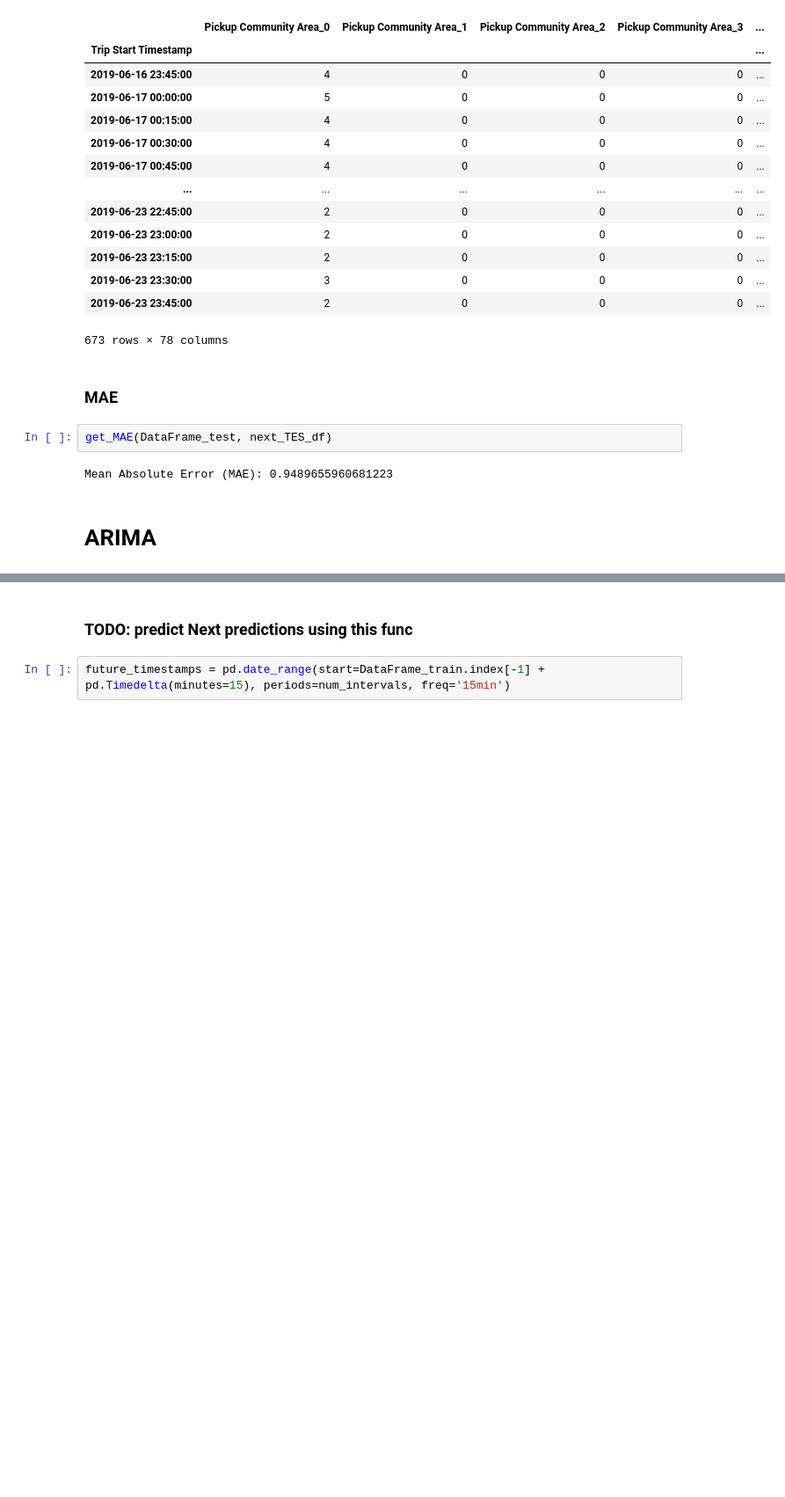
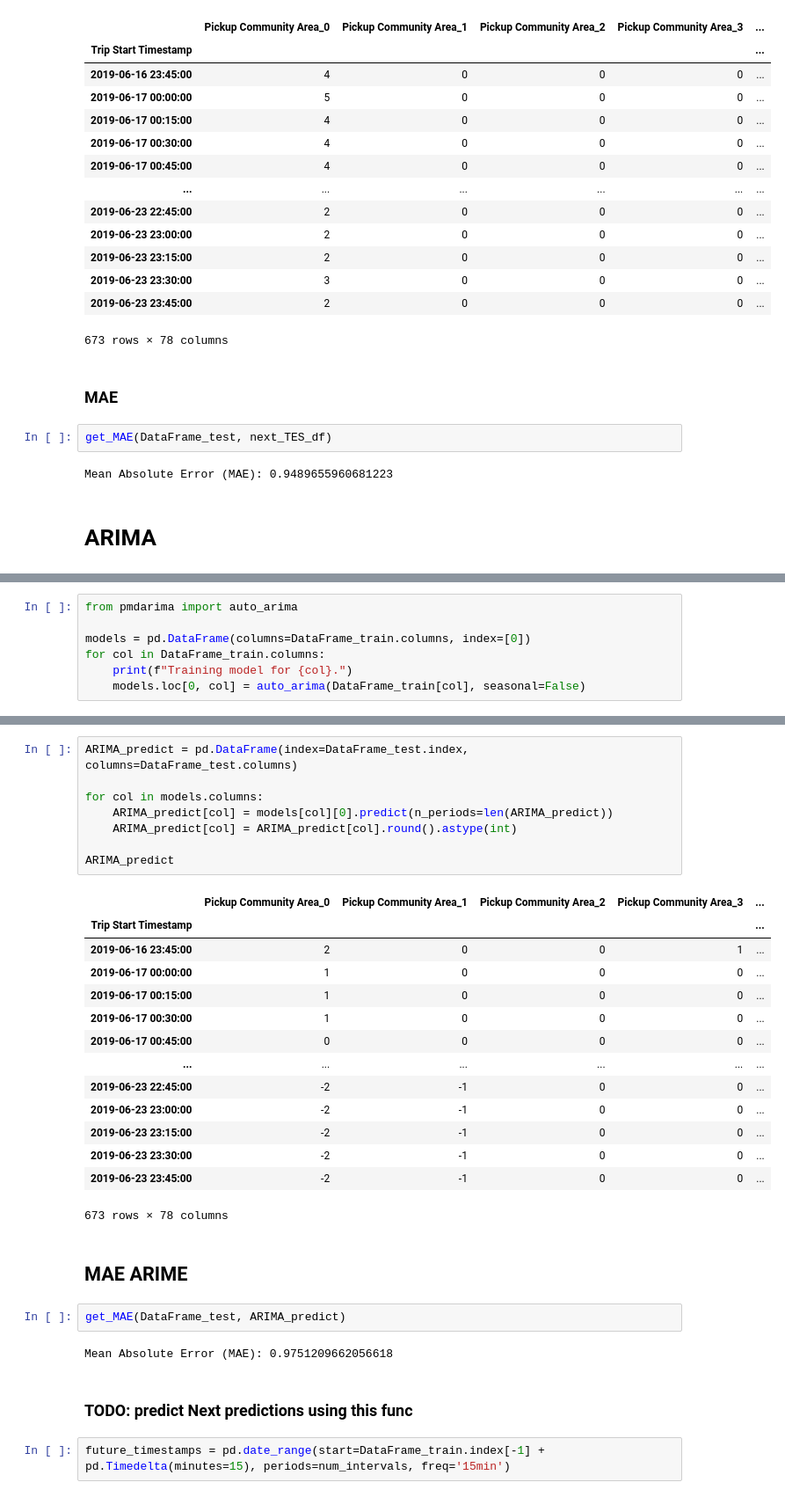
Before and after one commit to sboof911/Uber, a Jupyter notebook: UberClassifier.ipynb, the cells around one changed output, grey strips where cells are left out. Shown at 88% size. Saved outputs shown, nothing was run; the diff lists cells and outputs as text; blank space fills up the shorter version.

Commit message:
ARIMA algo finished!!

```diff
--- a/UberClassifier.ipynb
+++ b/UberClassifier.ipynb
@@ -439,0 +460,7 @@ Mean Absolute Error (MAE): 0.9489655960681223
+# %%
+from pmdarima import auto_arima
+
+models = pd.DataFrame(columns=DataFrame_train.columns, index=[0])
+for col in DataFrame_train.columns:
+    print(f"Training model for {col}.")
+    models.loc[0, col] = auto_arima(DataFrame_train[col], seasonal=False)
@@ -440,3 +485,32 @@ Mean Absolute Error (MAE): 0.9489655960681223
+# %%
+ARIMA_predict = pd.DataFrame(index=DataFrame_test.index, columns=DataFrame_test.columns)
+
+for col in models.columns:
+    ARIMA_predict[col] = models[col][0].predict(n_periods=len(ARIMA_predict))
+    ARIMA_predict[col] = ARIMA_predict[col].round().astype(int)
+
+ARIMA_predict
+# %% [output]
+|  | Pickup Community Area_0 | Pickup Community Area_1 | Pickup Community Area_2 | Pickup Community Area_3 | ... |
+| Trip Start Timestamp |  |  |  |  | ... |
+| 2019-06-16 23:45:00 | 2 | 0 | 0 | 1 | ... |
+| 2019-06-17 00:00:00 | 1 | 0 | 0 | 0 | ... |
+| 2019-06-17 00:15:00 | 1 | 0 | 0 | 0 | ... |
+| 2019-06-17 00:30:00 | 1 | 0 | 0 | 0 | ... |
+| 2019-06-17 00:45:00 | 0 | 0 | 0 | 0 | ... |
+| ... | ... | ... | ... | ... | ... |
+| 2019-06-23 22:45:00 | -2 | -1 | 0 | 0 | ... |
+| 2019-06-23 23:00:00 | -2 | -1 | 0 | 0 | ... |
+| 2019-06-23 23:15:00 | -2 | -1 | 0 | 0 | ... |
+| 2019-06-23 23:30:00 | -2 | -1 | 0 | 0 | ... |
+| 2019-06-23 23:45:00 | -2 | -1 | 0 | 0 | ... |
+673 rows × 78 columns
+# %% [markdown]
+## MAE ARIME
+# %%
+get_MAE(DataFrame_test, ARIMA_predict)
+# %% [output]
+Mean Absolute Error (MAE): 0.9751209662056618
 # %% [markdown]
 ### TODO: predict Next predictions using this func
 # %%
```
Also changed, not shown: parts of 2 cells of this notebook.
